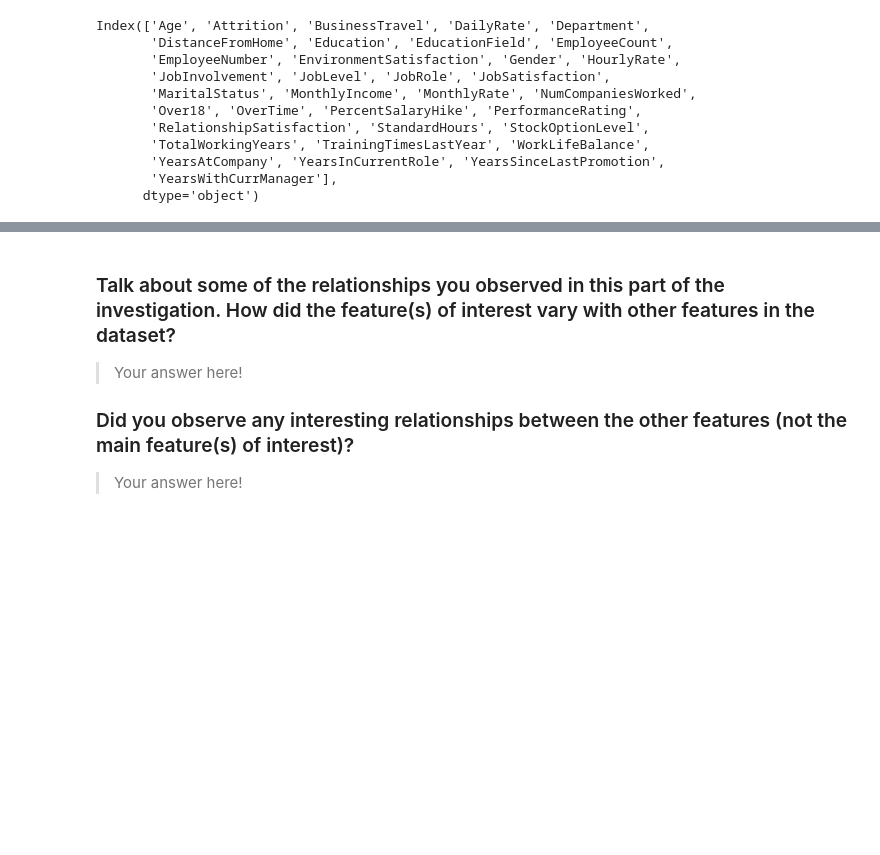
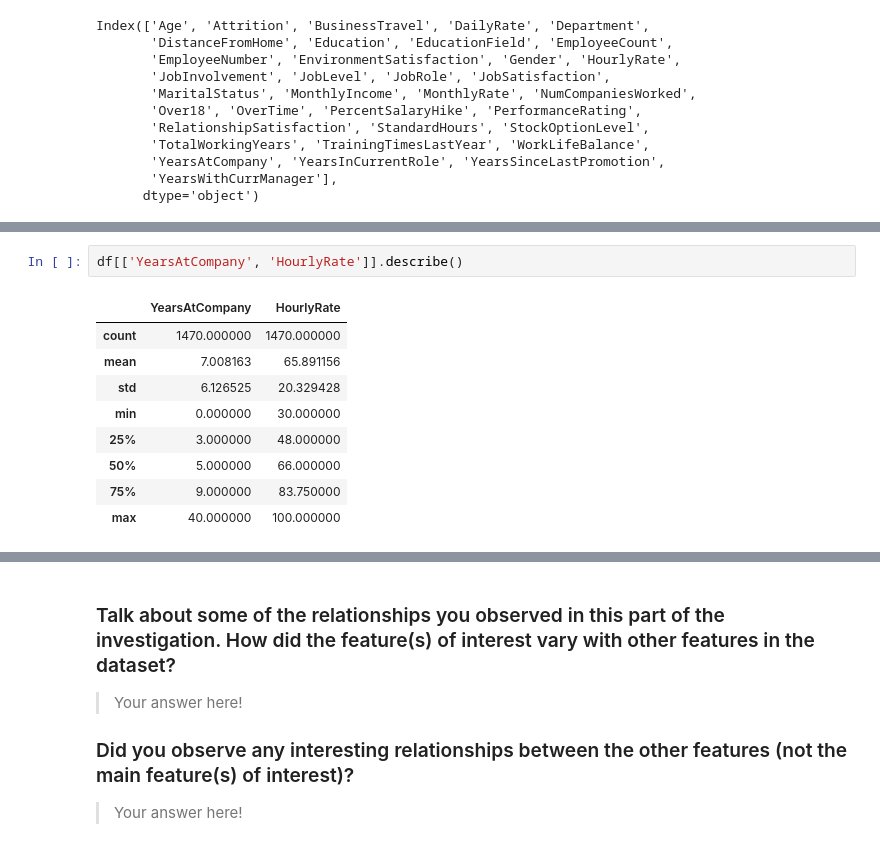
Before and after one commit to yufrances90/Communicate-Data-Findings, a Jupyter notebook: exploration_2.ipynb, the cells around one changed output, grey strips where cells are left out. Drawn from its saved outputs; the diff is of its cells as text; blank space fills up the shorter version.

```diff
--- a/exploration_2.ipynb
+++ b/exploration_2.ipynb
@@ -323,0 +333,12 @@ Index(['Age', 'Attrition', 'BusinessTravel', 'DailyRate', 'Department',
+# %%
+df[['YearsAtCompany', 'HourlyRate']].describe()
+# %% [output]
+|  | YearsAtCompany | HourlyRate |
+| count | 1470.000000 | 1470.000000 |
+| mean | 7.008163 | 65.891156 |
+| std | 6.126525 | 20.329428 |
+| min | 0.000000 | 30.000000 |
+| 25% | 3.000000 | 48.000000 |
+| 50% | 5.000000 | 66.000000 |
+| 75% | 9.000000 | 83.750000 |
+| max | 40.000000 | 100.000000 |
```
Also changed, not shown: parts of 3 cells of this notebook.
